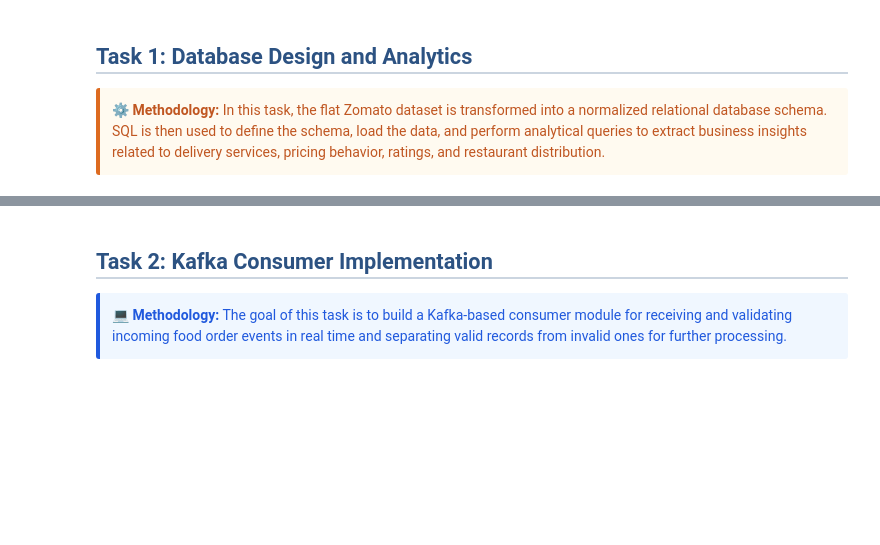
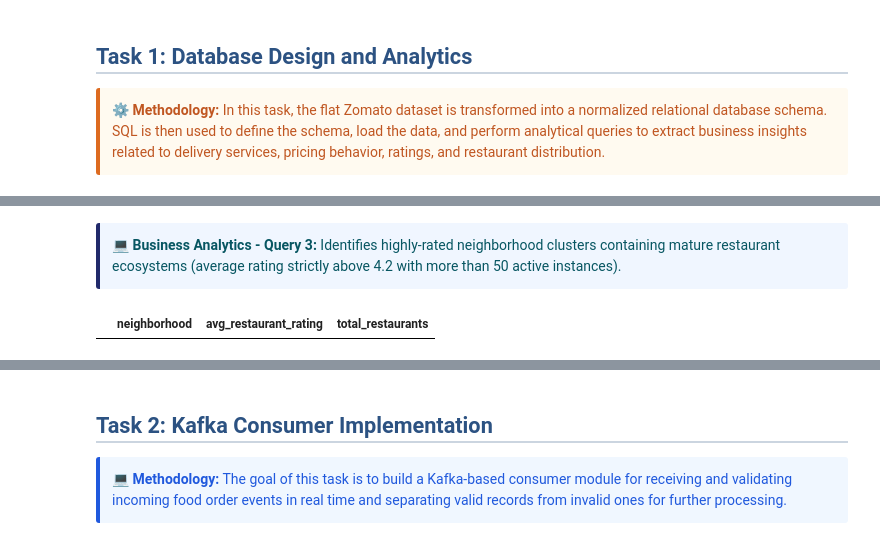
Before and after one commit to Parsa-Saeednia/UT-DataScience-Spring2026, a Jupyter notebook: Assignments/CA2/implementation.ipynb, the cells around one changed output, grey strips where cells are left out. Drawn from its saved outputs; the diff is of its cells as text; code cells hidden in the pictures; blank space fills up the shorter version.

```diff
--- a/Assignments/CA2/implementation.ipynb
+++ b/Assignments/CA2/implementation.ipynb
@@ -30,0 +304,20 @@ This notebook contains the programmatic implementation for Assignment 2. It focu
+# %% [markdown]
+<div class="alert alert-warning" style="background-color: #f0f6ff; border-left: 4px solid #212a6b; color: #075662;">
+    <strong>💻 Business Analytics - Query 3:</strong> Identifies highly-rated neighborhood clusters containing mature restaurant ecosystems (average rating strictly above 4.2 with more than 50 active instances).
+</div>
+# %%
+query_3 = """
+SELECT
+    l.location AS neighborhood,
+    ROUND(AVG(r.rate), 2) AS avg_restaurant_rating,
+    COUNT(DISTINCT r.restaurant_id) AS total_restaurants
+FROM restaurants r
+JOIN locations l ON r.location_id = l.location_id
+WHERE r.rate IS NOT NULL
+GROUP BY l.location
+HAVING AVG(r.rate) > 4.2 AND COUNT(DISTINCT r.restaurant_id) >= 50
+ORDER BY avg_restaurant_rating DESC;
+"""
+pd.read_sql_query(query_3, engine)
+# %% [output]
+|  | neighborhood | avg_restaurant_rating | total_restaurants |
```
Also changed, not shown: parts of 14 cells of this notebook.
